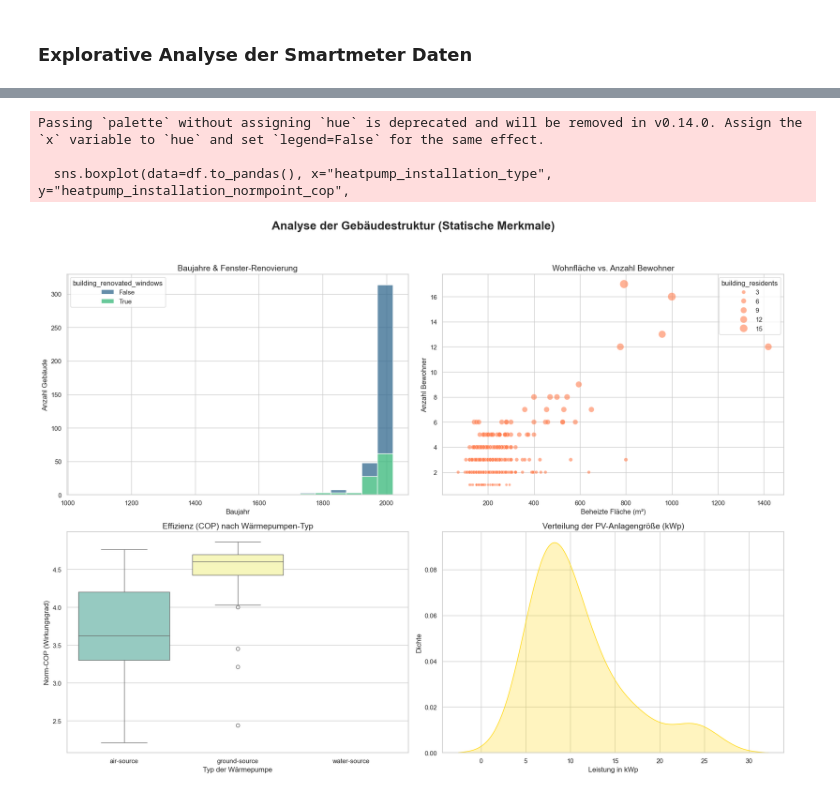
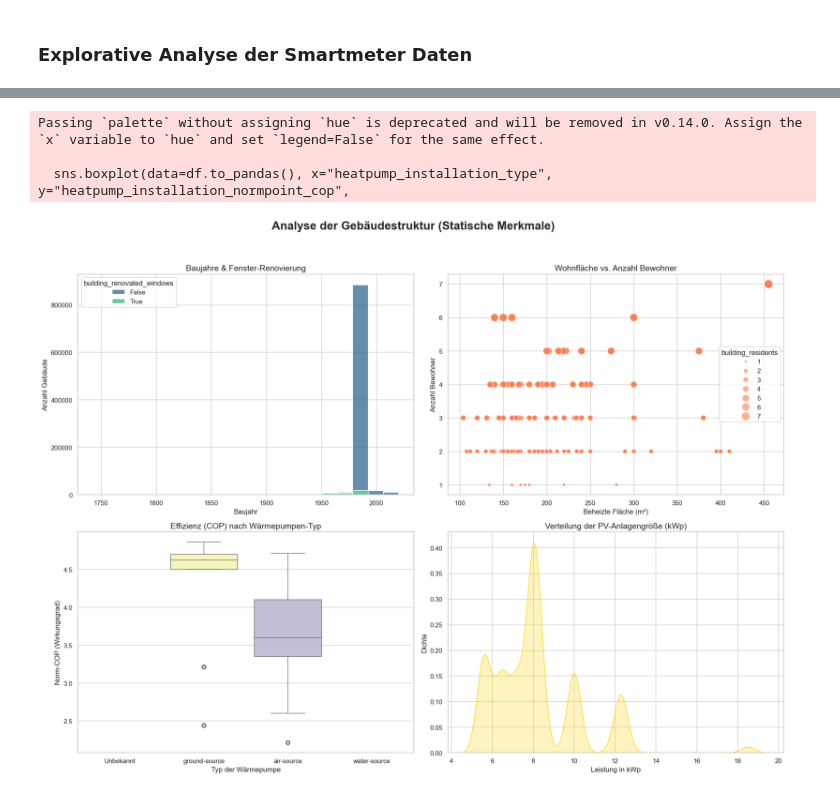
Before and after one commit to MadMax199/SmartHeat-Optimizer, a Jupyter notebook: 04_notebooks/explorative_analyse _bivariat.ipynb, the cells around one changed output, grey strips where cells are left out. Cells and saved outputs as stored; diff of their text form; code cells hidden in the pictures.

Commit message:
Clean Up und EDA intensiviert

```diff
--- a/04_notebooks/explorative_analyse _bivariat.ipynb
+++ b/04_notebooks/explorative_analyse _bivariat.ipynb
@@ -278,33 +16,0 @@ shape: (9, 12)
-# %%
-import polars as pl
-import matplotlib.pyplot as plt
-
-metrics = [
-    "installation_haspvsystem", "protocols_available", "protocols_hasmultiplevisits",
-    "metadata_available", "smartmeterdata_available_15min",
-    "smartmeterdata_available_daily", "smartmeterdata_available_monthly"
-]
-
-fig, axes = plt.subplots(len(metrics), 1, figsize=(8, 30))
-
-for i, col in enumerate(metrics):
-    # Wir greifen direkt auf die Spalte zu (Series), füllen nulls und zählen dann
-    counts = (
-        household_info[col]
-        .fill_null("Unbekannt")
-        .value_counts()
-        .sort(by="count", descending=True)
-    )
-
-    # Da counts nun ein DataFrame mit der Spalte 'col' und 'count' ist:
-    x_labels = counts[col].cast(pl.String).to_list()
-    y_values = counts["count"].to_list()
-
-    axes[i].bar(x_labels, y_values, color="skyblue", edgecolor="black")
-
-    axes[i].set_title(f"Verteilung: {col}", fontsize=12, fontweight='bold')
-    axes[i].set_ylabel("Anzahl Haushalte")
-    axes[i].grid(axis='y', linestyle='--', alpha=0.7)
-
-plt.tight_layout()
-plt.show()
@@ -444,0 +206,2 @@ plt.show()
+# %%
+run_full_energy_analysis(df_cleaned)
@@ -456,7 +227,7 @@ def plot_building_analysis(df: pl.DataFrame):
     # 1. Baujahr & Renovierungsstatus
     # Wir kombinieren das Baujahr mit der Info, ob Fenster renoviert wurden
     plt.subplot(2, 2, 1)
-    sns.histplot(data=df.to_pandas(), x="building_constructionyear", hue="building_renovated_windows",
+    sns.histplot(data=df_cleaned.to_pandas(), x="building_constructionyear", hue="building_renovated_windows",
                  multiple="stack", palette="viridis", bins=20)
     plt.title("Baujahre & Fenster-Renovierung", fontsize=14)
     plt.xlabel("Baujahr")
@@ -468,32 +239,32 @@ def plot_building_analysis(df: pl.DataFrame):
     sns.scatterplot(data=df.to_pandas(), x="building_floorareaheated_total", y="building_residents",
                     alpha=0.6, size="building_residents", sizes=(20, 200), color="coral")
     plt.title("Wohnfläche vs. Anzahl Bewohner", fontsize=14)
     plt.xlabel("Beheizte Fläche (m²)")
     plt.ylabel("Anzahl Bewohner")
 
     # 3. Wärmepumpen-Technologie nach COP (Wirkungsgrad)
     plt.subplot(2, 2, 3)
     sns.boxplot(data=df.to_pandas(), x="heatpump_installation_type", y="heatpump_installation_normpoint_cop",
                 palette="Set3")
     plt.title("Effizienz (COP) nach Wärmepumpen-Typ", fontsize=14)
     plt.xlabel("Typ der Wärmepumpe")
     plt.ylabel("Norm-COP (Wirkungsgrad)")
 
     # 4. PV-Größe Verteilung (für die Haushalte mit PV)
     plt.subplot(2, 2, 4)
     pv_data = df.filter(pl.col("building_pvsystem_size") > 0).to_pandas()
     sns.kdeplot(data=pv_data, x="building_pvsystem_size", fill=True, color="gold")
     plt.title("Verteilung der PV-Anlagengröße (kWp)", fontsize=14)
     plt.xlabel("Leistung in kWp")
     plt.ylabel("Dichte")
 
     plt.tight_layout(rect=[0, 0.03, 1, 0.95])
     plt.show()
 
 # Aufruf mit deinem Metadaten-DataFrame
-plot_building_analysis(household_info)
+plot_building_analysis(df_cleaned)
 # %% [output]
 Passing `palette` without assigning `hue` is deprecated and will be removed in v0.14.0. Assign the `x` variable to `hue` and set `legend=False` for the same effect.
 
   sns.boxplot(data=df.to_pandas(), x="heatpump_installation_type", y="heatpump_installation_normpoint_cop",
-[figure, old version]
+[figure, new version]
```
Also changed, not shown: parts of 22 cells of this notebook, 7 other files.
